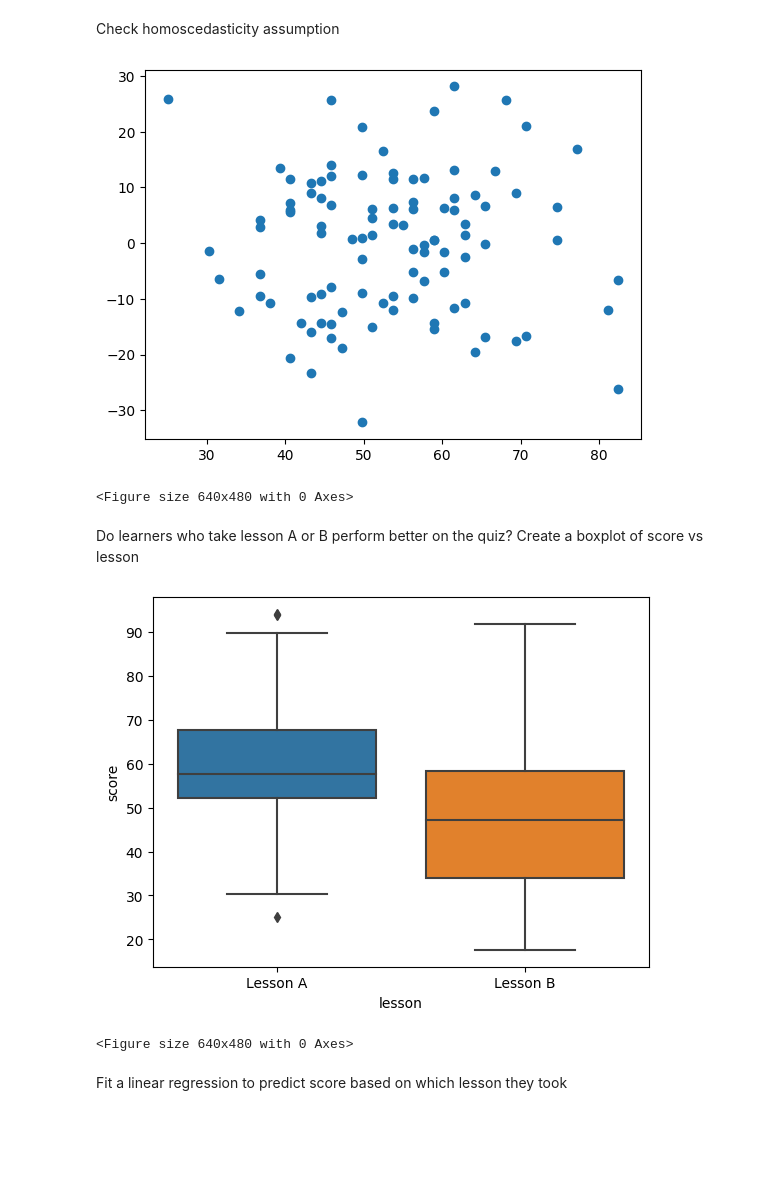
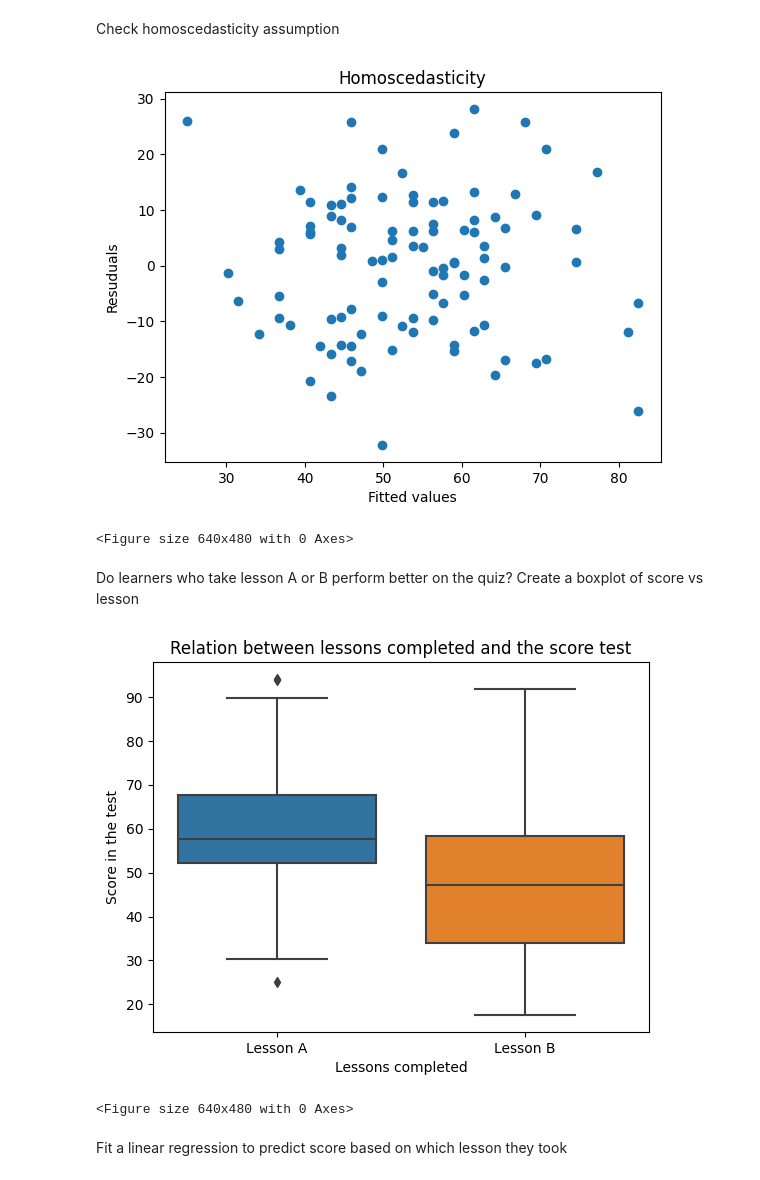
Before and after one commit to DanielTC342/Linear_Regression_DTC, a Jupyter notebook: Linear Regression at Codecademy.ipynb, the cells around one changed output. Saved outputs shown, nothing was run; the diff lists cells and outputs as text; code cells hidden in the pictures; blank space fills up the shorter version.

```diff
--- a/Linear Regression at Codecademy.ipynb
+++ b/Linear Regression at Codecademy.ipynb
@@ -99,19 +105,25 @@ plt.clf() #No es normal
 Check homoscedasticity assumption
 # %%
 plt.scatter(fitted_values, residuals)
+plt.xlabel("Fitted values")
+plt.ylabel("Resuduals")
+plt.title("Homoscedasticity")
 plt.show()
 plt.clf() #Cumple, ya que los datos parecen distribuidos de forma aleatoria; forma no definida.
 # %% [output]
-[figure, old version]
+[figure, new version]
 <Figure size 640x480 with 0 Axes>
 # %% [markdown]
 Do learners who take lesson A or B perform better on the quiz? Create a boxplot of score vs lesson
 # %%
 sns.boxplot(x = 'lesson', y = 'score', data = codecademy)
+plt.xlabel("Lessons completed")
+plt.ylabel("Score in the test")
+plt.title("Relation between lessons completed and the score test")
 plt.show()
 plt.clf() #A
 # %% [output]
-[figure, old version]
+[figure, new version]
 <Figure size 640x480 with 0 Axes>
 # %% [markdown]
 Fit a linear regression to predict score based on which lesson they took
```
Also changed, not shown: parts of 3 cells of this notebook.
